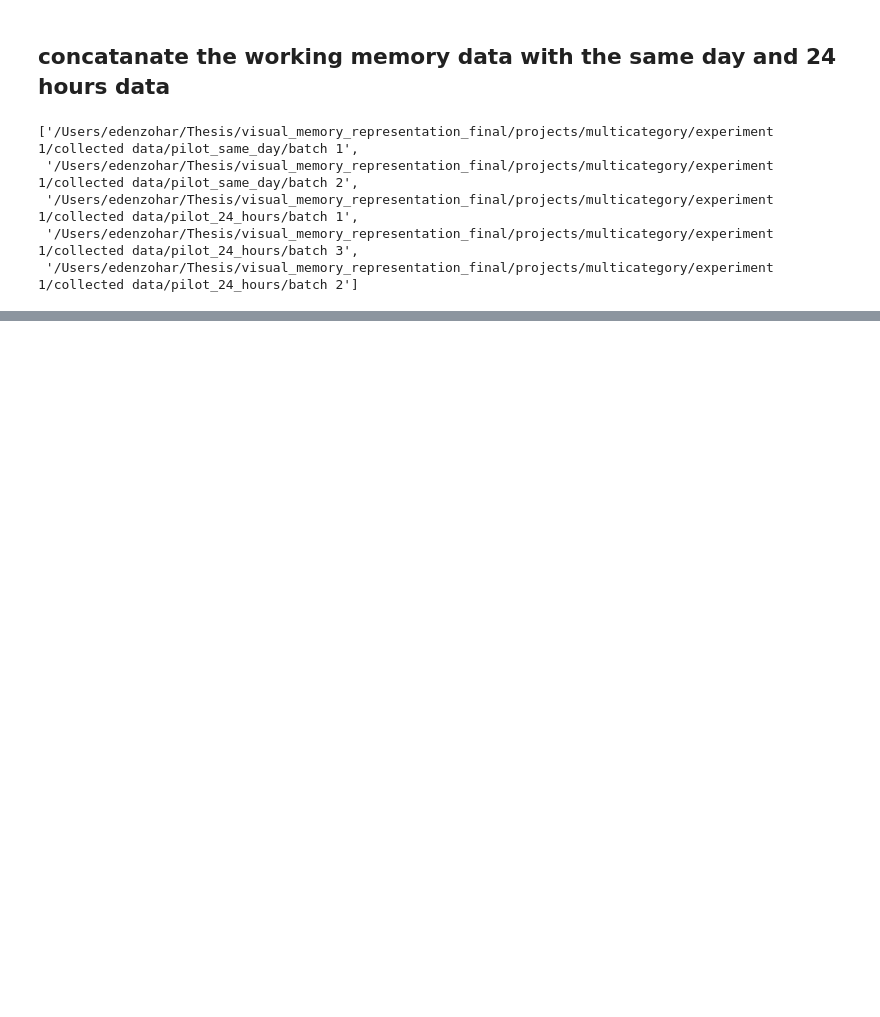
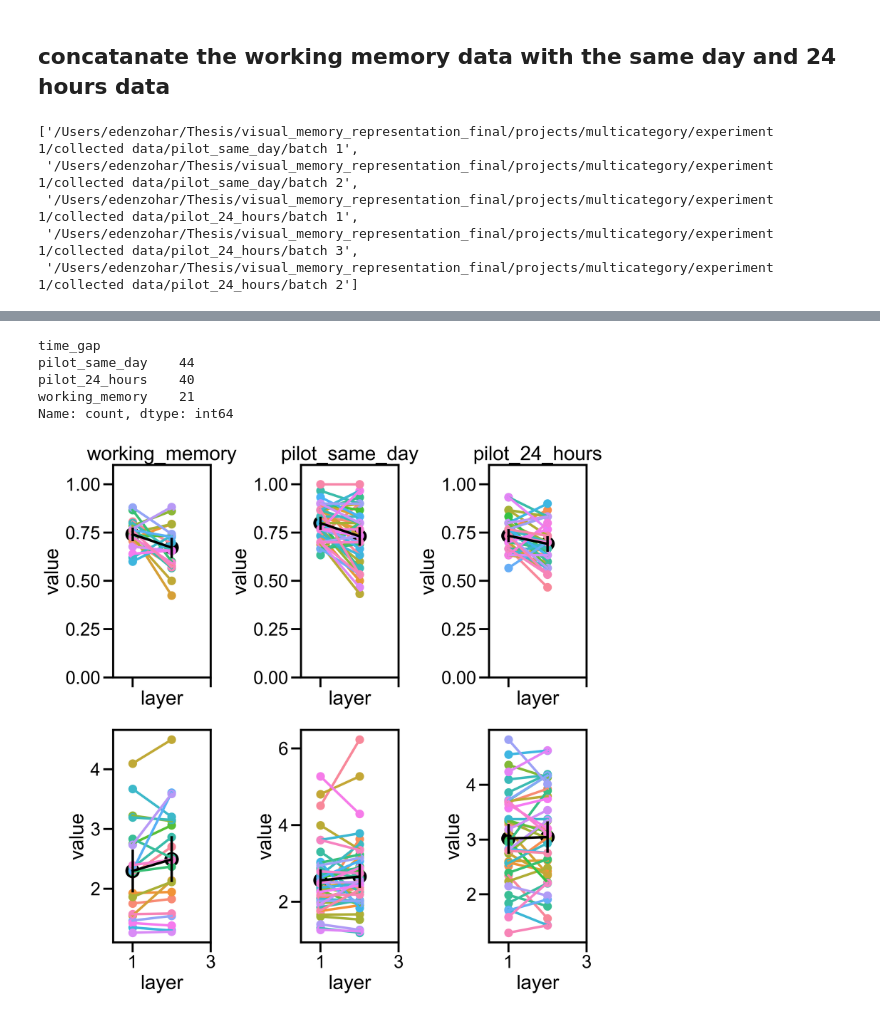
Before and after one commit to edenjenzohar/visual_memory_representation, a Jupyter notebook: functions/multicategory working memory/experiment analysis/aggregate_working_memory_batches_analysis.ipynb, the cells around one changed output, grey strips where cells are left out. Saved outputs shown, nothing was run; the diff lists cells and outputs as text; code cells hidden in the pictures; blank space fills up the shorter version.

```diff
--- a/functions/multicategory working memory/experiment analysis/aggregate_working_memory_batches_analysis.ipynb
+++ b/functions/multicategory working memory/experiment analysis/aggregate_working_memory_batches_analysis.ipynb
@@ -141,0 +229,3 @@ all_directories_paths
+# %%
+all_valid_subjects_non_working_memory = all_valid_subjects_non_working_memory[~((all_valid_subjects_non_working_memory['worker_ID'] == 'AEK2SAEL9GG39') & (all_valid_subjects_non_working_memory['time_gap'] == 'pilot_24_hours')) ]
+all_valid_subjects_non_working_memory = all_valid_subjects_non_working_memory[~((all_valid_subjects_non_working_memory['worker_ID'] == 'A39KMTFHRJJASK') & (all_valid_subjects_non_working_memory['time_gap'] == 'pilot_24_hours')) ]
@@ -141,0 +278,27 @@ all_directories_paths
+# %%
+all_subjects_working_memory_and_time_gaps = pd.concat([all_valid_subjects_non_working_memory,all_valid_subjects_working_memory])
+# %%
+renameing_dict = {'level_1_rating':'low_level_rating',
+            'level_3_rating':'high_level_rating',
+            'level_1_accuracy':'low_level_accuracy',
+            'level_3_accuracy':'high_level_accuracy',
+            'level_1_rt':'low_level_rt',
+            'level_3_rt':'high_level_rt',
+            'testing_RT_correct_mean':'RT_correct_mean',
+            'testing_RT_incorrect_mean':'RT_incorrect_mean',
+            'Test_overall_accuracy' : 'overall_accuracy'
+}
+all_subjects_working_memory_and_time_gaps.rename(columns=renameing_dict,inplace=True)
+# %%
+n_24_hours= all_subjects_working_memory_and_time_gaps['time_gap'].value_counts()['pilot_24_hours']
+n_same_day= all_subjects_working_memory_and_time_gaps['time_gap'].value_counts()['pilot_same_day']
+n_working_memory= all_subjects_working_memory_and_time_gaps['time_gap'].value_counts()['working_memory']
+
+
+all_subjects_working_memory_and_time_gaps['time_gap'].value_counts()
+# %% [output]
+time_gap
+pilot_same_day    44
+pilot_24_hours    40
+working_memory    21
+Name: count, dtype: int64
@@ -141,0 +307,29 @@ all_directories_paths
+# %%
+#create long format dataframes for accuracy and rt seperately
+rt_df = pd.melt(all_subjects_working_memory_and_time_gaps,id_vars=['worker_ID','time_gap'],value_vars=['low_level_rt','high_level_rt'],var_name='layer')
+accuracy_df = pd.melt(all_subjects_working_memory_and_time_gaps,id_vars=['worker_ID','time_gap'],value_vars=['low_level_accuracy','high_level_accuracy'],var_name='layer')
+rating_df = pd.melt(all_subjects_working_memory_and_time_gaps,id_vars=['worker_ID','time_gap'],value_vars=['low_level_rating','high_level_rating'],var_name='layer')
+# %%
+fig,axes=plt.subplots(nrows=2,ncols=3,figsize=(10,10),sharex=True,sharey=False)
+my_order = ['working_memory','pilot_same_day','pilot_24_hours']
+for i,curtime in enumerate(my_order):
+    #accuracy:
+    g=sns.pointplot(data=accuracy_df[accuracy_df['time_gap']==curtime],x='layer', y='value', hue='worker_ID', ax=axes[0,i], scale = 0.6)
+    plt.setp(axes[0,i].lines, zorder=100, linewidth=3)
+    axes[0,i].set_ylim([0,1.1])
+    sns.pointplot(data=accuracy_df[accuracy_df['time_gap']==curtime],x='layer', y='value',ax=axes[0,i],color='black',scale=1)
+    plt.setp(axes[0,i].lines, zorder=200, linewidth=3)
+    axes[0,i].get_legend().remove()
+    axes[0,i].set_title(curtime)
+    #rt:
+    g=sns.pointplot(data=rt_df[rt_df['time_gap']==curtime],x='layer', y='value', hue='worker_ID', ax=axes[1,i], scale = 0.6)
+    plt.setp(axes[1,i].lines, zorder=100, linewidth=3)
+    sns.pointplot(data=rt_df[rt_df['time_gap']==curtime],x='layer', y='value',ax=axes[1,i],color='black',scale=1)
+    plt.setp(axes[1,i].lines, zorder=200, linewidth=3)
+    plt.xticks([0,2],['1','3'])
+    axes[1,i].get_legend().remove()
+
+plt.tight_layout()
+fig.savefig(PATH_TO_EXPERIMENT / ('line_graphs_per_condition_in_seperate_subplots_'+qualification_method+'.svg'))
+# %% [output]
+[figure, added]
```
Also changed, not shown: parts of 32 cells of this notebook.
